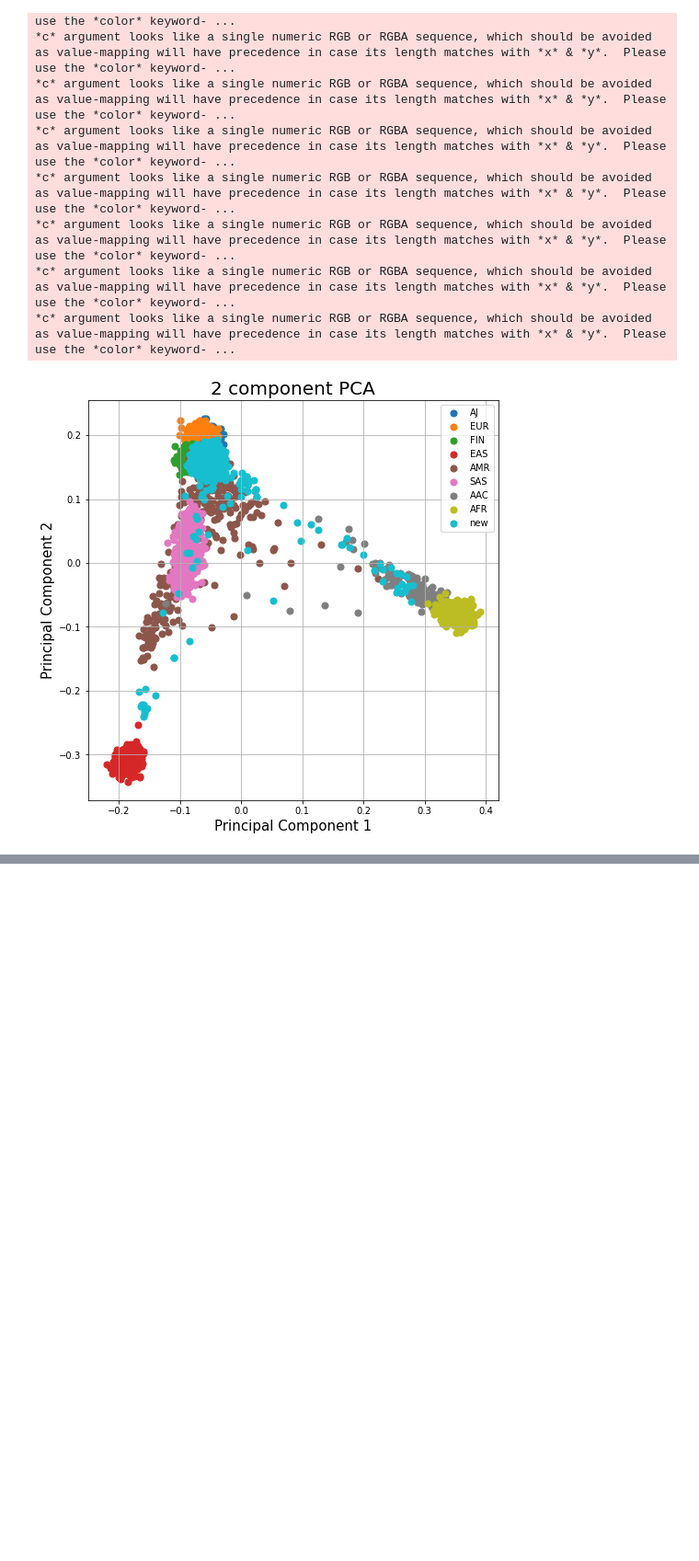
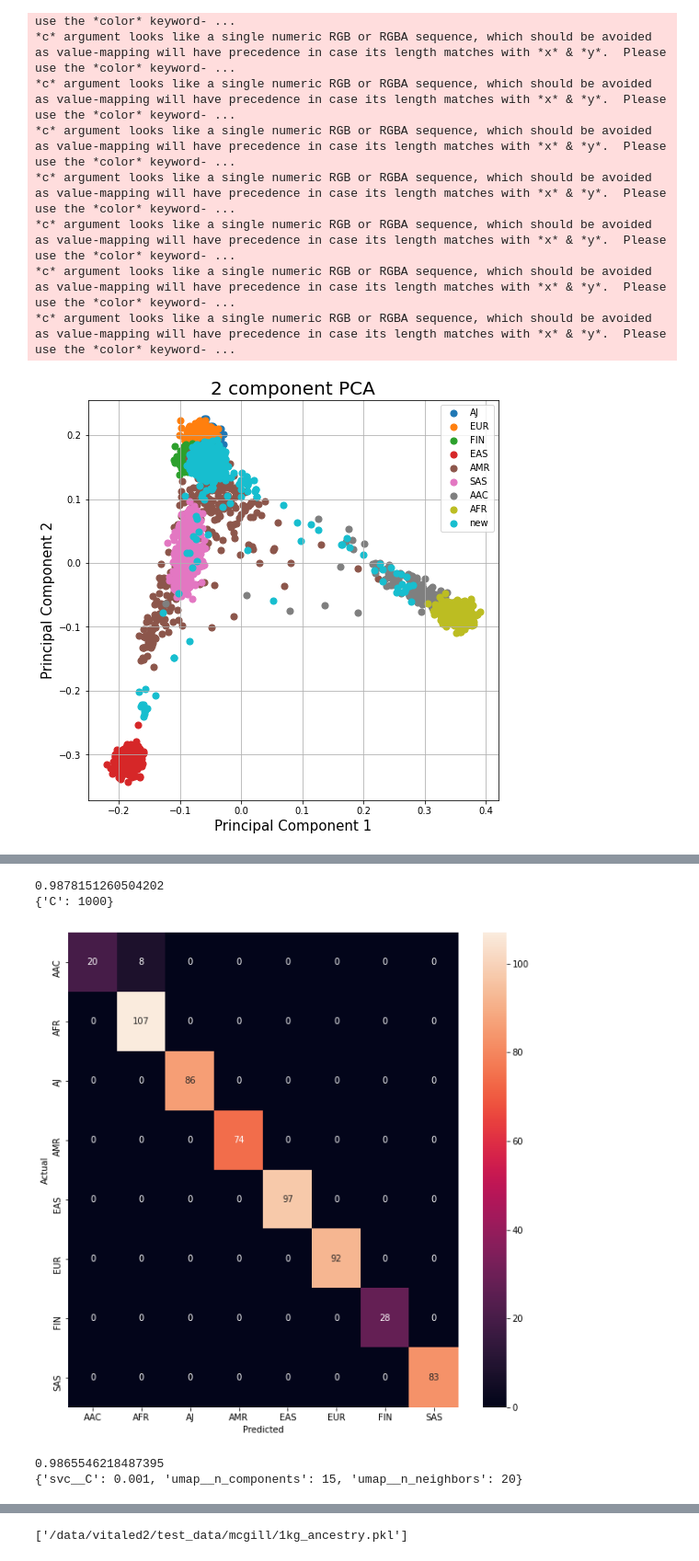
Before and after one commit to dvitale199/GWAS, a Jupyter notebook: clean_ancestry_sandbox.ipynb, the cells around one changed output, grey strips where cells are left out. Shown at 92% size. Saved outputs shown, nothing was run; the diff lists cells and outputs as text; code cells hidden in the pictures; blank space fills up the shorter version.

Commit message:
linearsvc model in clean_ancestry_sandbox and building automated ancestry methods

```diff
--- a/clean_ancestry_sandbox.ipynb
+++ b/clean_ancestry_sandbox.ipynb
@@ -278,0 +300,44 @@ bash /data/vitaled2/GWAS/gwas/faststructure_setup_and_run.sh -i /data/vitaled2/t
+# %%
+# grab X and Y
+X = labeled_pca.drop(columns=['label'])
+y = labeled_pca.label
+
+#encode labels
+le = preprocessing.LabelEncoder()
+y = le.fit_transform(y)
+
+# train/test split 1kg pca data
+X_train, X_test, y_train, y_test = train_test_split(X, y, test_size=0.2, random_state=123)
+
+IDs_train = X_train[['FID', 'IID']]
+IDs_test = X_test[['FID', 'IID']]
+X_train = X_train.drop(columns=['FID','IID'])
+X_test = X_test.drop(columns=['FID','IID'])
+# %%
+
+#####
+# adapted from UMAP as a Feature Extraction Technique for Classification (https://umap-learn.readthedocs.io/en/latest/auto_examples/plot_feature_extraction_classification.html)
+svc = LinearSVC(dual=False, random_state=123)
+params = {"C": [10**i for i in range(-3,3)]}
+cross_validation = StratifiedKFold(n_splits=10, shuffle=True, random_state=123)
+grid = GridSearchCV(svc, params, cv=cross_validation)
+grid.fit(X_train, y_train)
+print(grid.best_score_)
+print(grid.best_params_)
+
+clf = grid.best_estimator_
+clf_pred = clf.predict(X_test)
+
+clf_c_matrix = metrics.confusion_matrix(y_test, clf_pred)
+fig, ax = plt.subplots(figsize=(10,10))
+sns.heatmap(clf_c_matrix, annot=True, fmt='d',
+            xticklabels=le.inverse_transform([i for i in range(8)]), yticklabels=le.inverse_transform([i for i in range(8)]))
+plt.ylabel('Actual')
+plt.xlabel('Predicted')
+plt.show()
+# %% [output]
+0.9878151260504202
+{'C': 1000}
+[figure, added]
+0.9865546218487395
+{'svc__C': 0.001, 'umap__n_components': 15, 'umap__n_neighbors': 20}
@@ -278,0 +345 @@ bash /data/vitaled2/GWAS/gwas/faststructure_setup_and_run.sh -i /data/vitaled2/t
+['/data/vitaled2/test_data/mcgill/1kg_ancestry.pkl']
```
Also changed, not shown: parts of 35 cells of this notebook.
